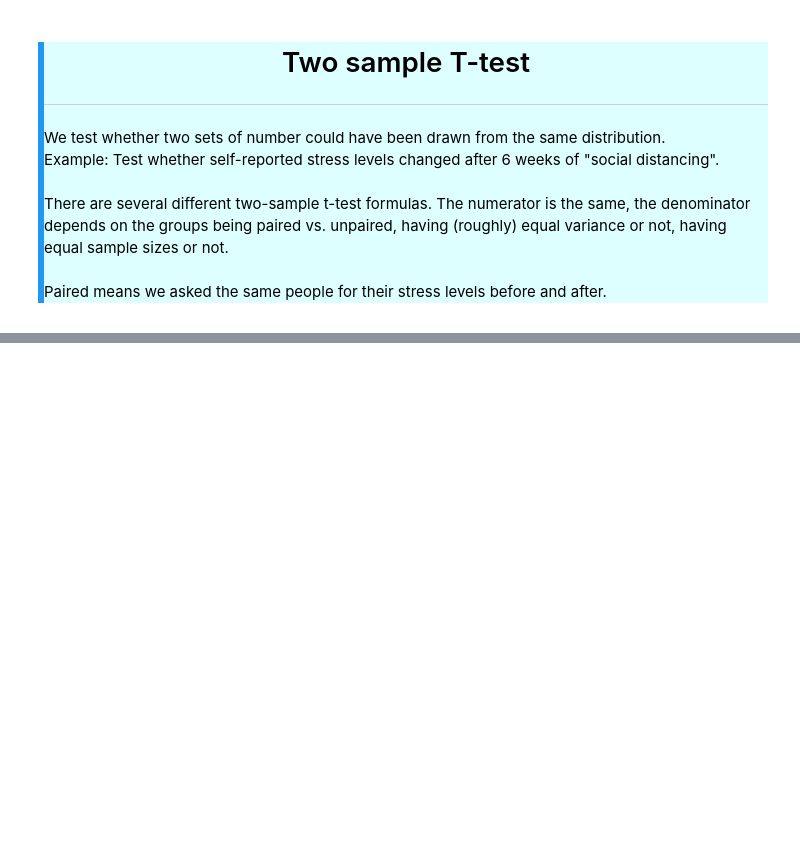
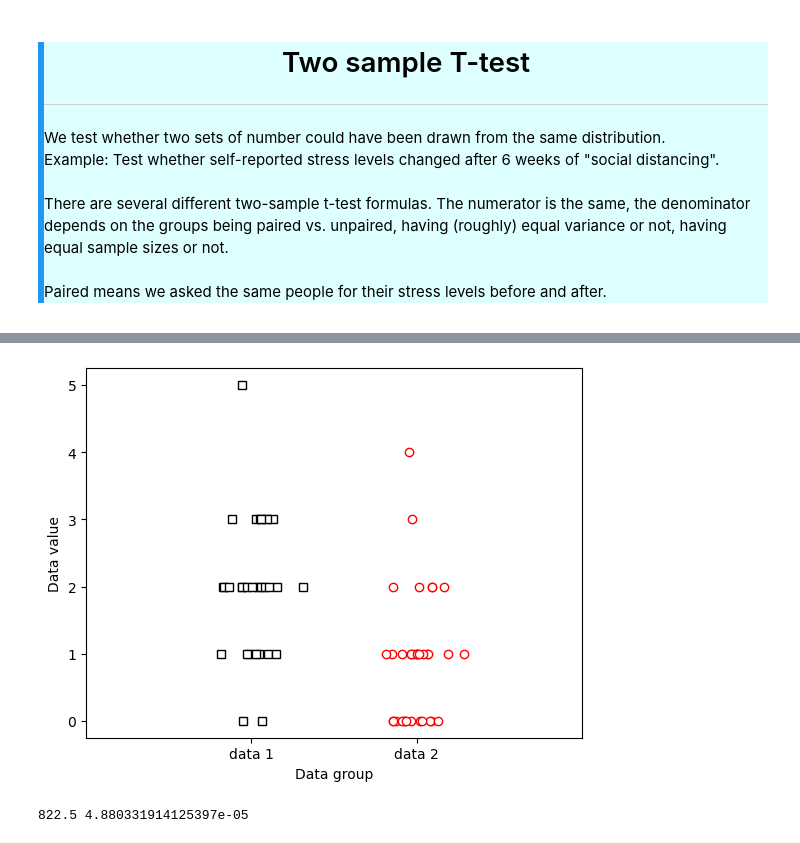
Before and after one commit to szalai-istvan/python-machine-learning, a Jupyter notebook: 03_statistics-and-machine-learning/07-t-test-family/t-test-family.ipynb, the cells around one changed output, grey strips where cells are left out. Drawn from its saved outputs; the diff is of its cells as text; code cells hidden in the pictures; blank space fills up the shorter version.

```diff
--- a/03_statistics-and-machine-learning/07-t-test-family/t-test-family.ipynb
+++ b/03_statistics-and-machine-learning/07-t-test-family/t-test-family.ipynb
@@ -105,0 +151,22 @@ t(68)=-1.8214, p=0.0729451
+# %%
+N1 = 30
+N2 = 35
+
+data1 = np.random.poisson(2, N1)
+data2 = np.random.poisson(1, N2)
+
+plt.plot(1 + np.random.randn(N1)/10, data1, 'ks', markerfacecolor='w')
+plt.plot(2 + np.random.randn(N2)/10, data2, 'ro', markerfacecolor='w')
+
+plt.xlim([0, 3])
+plt.xticks([1, 2], ['data 1', 'data 2'])
+plt.xlabel('Data group')
+plt.ylabel('Data value')
+plt.show()
+# %% [output]
+[figure, added]
+# %%
+U, p = stats.mannwhitneyu(data1, data2)
+print(U, p)
+# %% [output]
+822.5 4.880331914125397e-05
```
Also changed, not shown: parts of 9 cells of this notebook.
